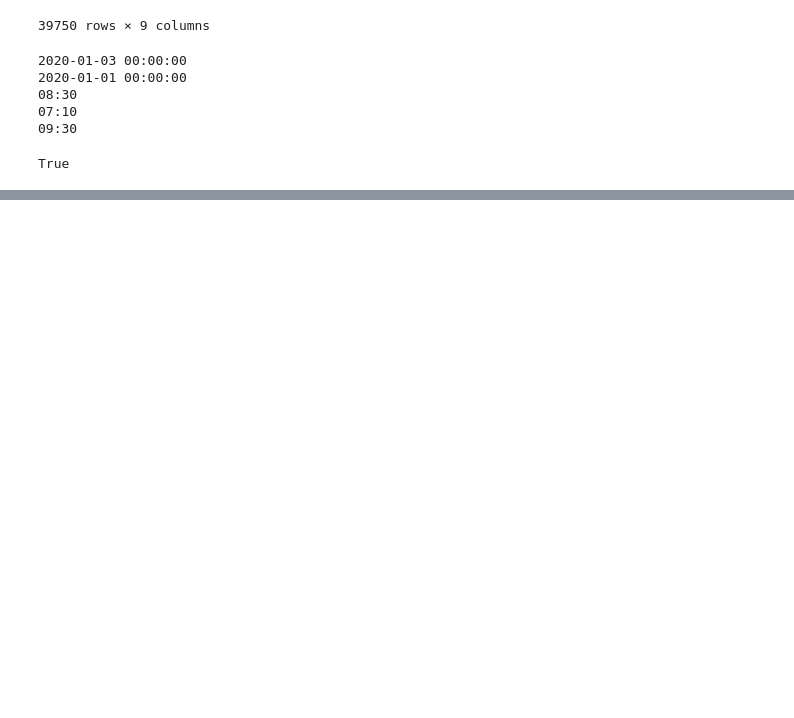
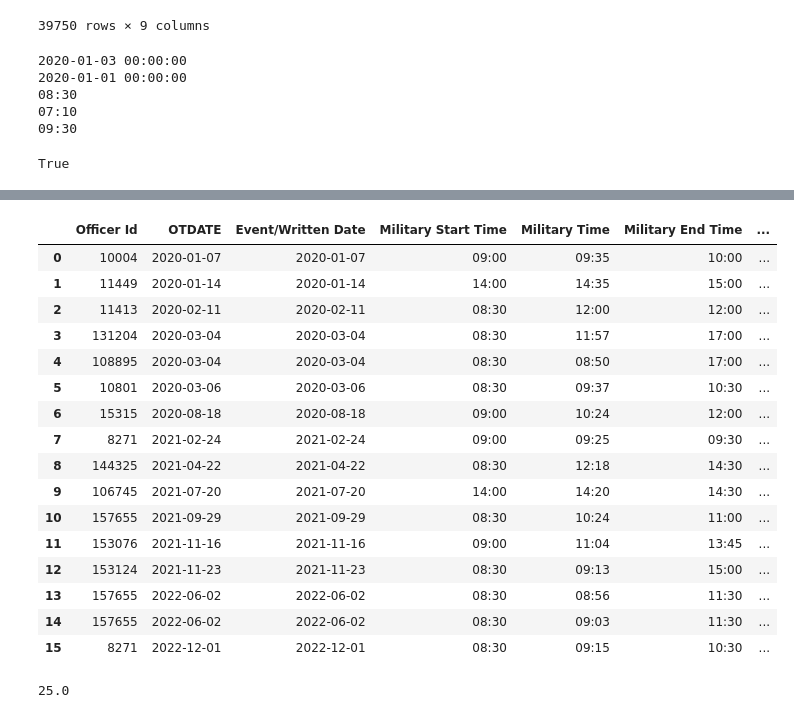
Before and after one commit to BU-Spark/ds-miller-quantum-cop, a Jupyter notebook: notebooks/aclu_court_analysis.ipynb, the cells around one changed output, grey strips where cells are left out. Cells and saved outputs as stored; diff of their text form; code cells hidden in the pictures; blank space fills up the shorter version.

```diff
--- a/notebooks/aclu_court_analysis.ipynb
+++ b/notebooks/aclu_court_analysis.ipynb
@@ -137,0 +175,47 @@ quantum
+# %%
+# Define the mapping dictionary with all integer values and set others to 0
+mapping = {
+    'E-5   DETECTIVES': 0,
+    'B-2\xa0\xa0 DCU SQUAD': 0,
+    'DISTRICT 04': 4,
+    'DISTRICT 03': 3,
+    'DISTRICT 11': 11,
+    'A-1   DETECTIVES': 0,
+    'DISTRICT 07': 7,
+    'DISTRICT 02': 2,
+    'MOBILE OPERATIONS PATROL /SWAT': 0
+}
+
+# Replace the values in the 'ASSIGNED_DESC' column
+quantum['ASSIGNED_DESC'] = quantum['ASSIGNED_DESC'].replace(mapping)
+
+# If ASSIGNED_DESC is not an integer, replace it with 0
+quantum['ASSIGNED_DESC'] = pd.to_numeric(quantum['ASSIGNED_DESC'], errors='coerce').fillna(0).astype(int)
+
+# Display the updated DataFrame
+quantum
+# %% [output]
+|  | Officer Id | OTDATE | Event/Written Date | Military Start Time | Military Time | Military End Time | ... |
+| 0 | 10004 | 2020-01-07 | 2020-01-07 | 09:00 | 09:35 | 10:00 | ... |
+| 1 | 11449 | 2020-01-14 | 2020-01-14 | 14:00 | 14:35 | 15:00 | ... |
+| 2 | 11413 | 2020-02-11 | 2020-02-11 | 08:30 | 12:00 | 12:00 | ... |
+| 3 | 131204 | 2020-03-04 | 2020-03-04 | 08:30 | 11:57 | 17:00 | ... |
+| 4 | 108895 | 2020-03-04 | 2020-03-04 | 08:30 | 08:50 | 17:00 | ... |
+| 5 | 10801 | 2020-03-06 | 2020-03-06 | 08:30 | 09:37 | 10:30 | ... |
+| 6 | 15315 | 2020-08-18 | 2020-08-18 | 09:00 | 10:24 | 12:00 | ... |
+| 7 | 8271 | 2021-02-24 | 2021-02-24 | 09:00 | 09:25 | 09:30 | ... |
+| 8 | 144325 | 2021-04-22 | 2021-04-22 | 08:30 | 12:18 | 14:30 | ... |
+| 9 | 106745 | 2021-07-20 | 2021-07-20 | 14:00 | 14:20 | 14:30 | ... |
+| 10 | 157655 | 2021-09-29 | 2021-09-29 | 08:30 | 10:24 | 11:00 | ... |
+| 11 | 153076 | 2021-11-16 | 2021-11-16 | 09:00 | 11:04 | 13:45 | ... |
+| 12 | 153124 | 2021-11-23 | 2021-11-23 | 08:30 | 09:13 | 15:00 | ... |
+| 13 | 157655 | 2022-06-02 | 2022-06-02 | 08:30 | 08:56 | 11:30 | ... |
+| 14 | 157655 | 2022-06-02 | 2022-06-02 | 08:30 | 09:03 | 11:30 | ... |
+| 15 | 8271 | 2022-12-01 | 2022-12-01 | 08:30 | 09:15 | 10:30 | ... |
+# %%
+# Percent of issuing agency rows and ASSIGNED_DESC rows that are the same
+same_rows = quantum[quantum['Issuing Agency'] == quantum['ASSIGNED_DESC']]
+percent_same_rows = (same_rows.shape[0] / quantum.shape[0]) * 100
+percent_same_rows
+# %% [output]
+25.0
```
Also changed, not shown: parts of 9 cells of this notebook, 4 other files.
